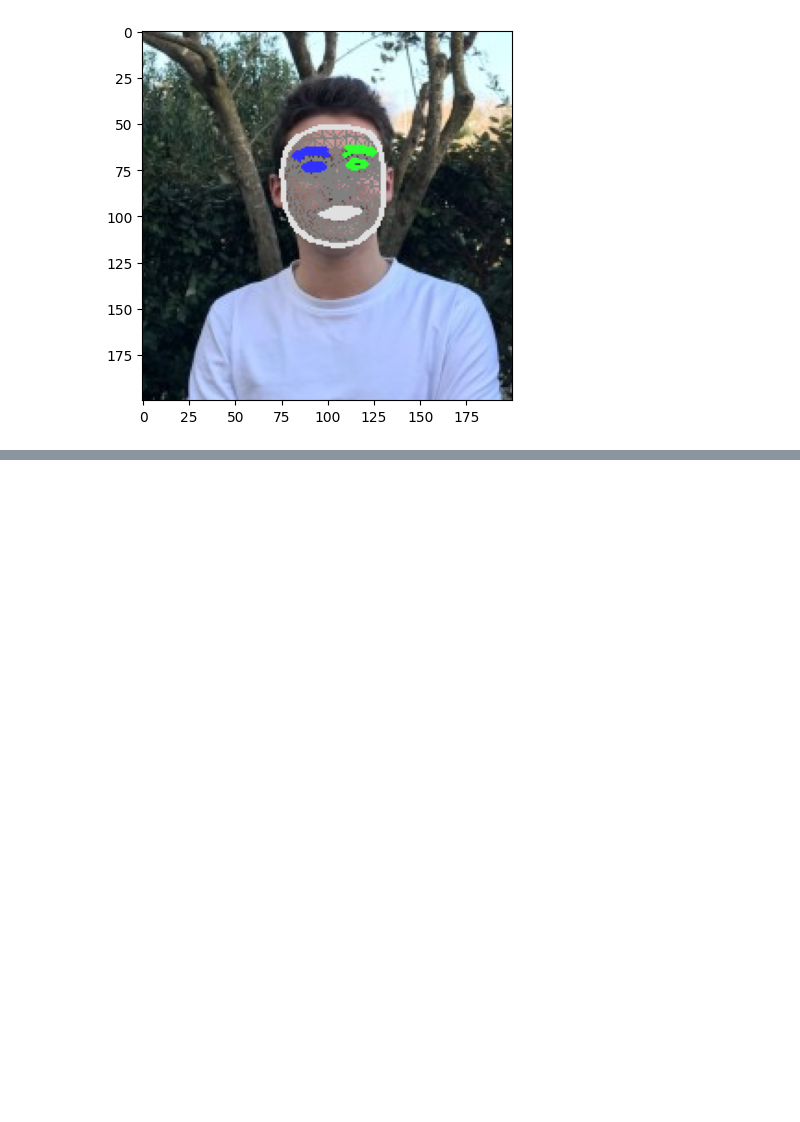
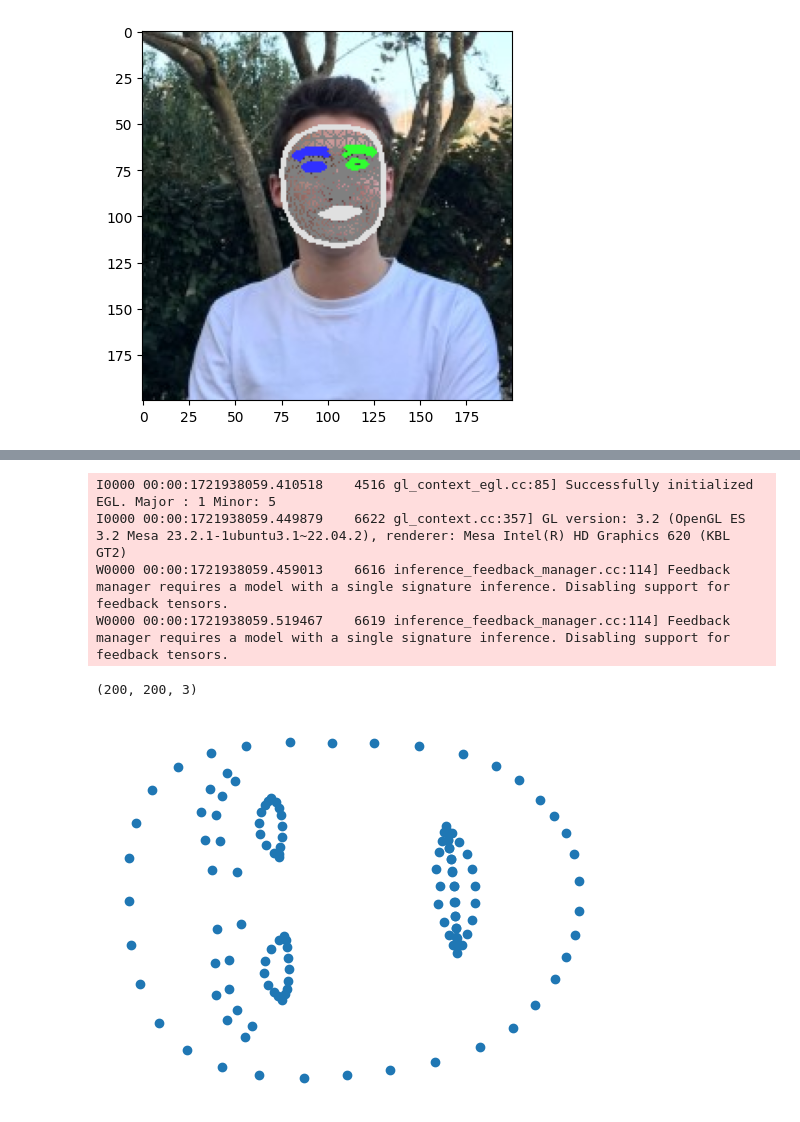
Before and after one commit to pqulgr/seeking-research-internship, a Jupyter notebook: launching_project/project_3.ipynb, the cells around one changed output, grey strips where cells are left out. Drawn from its saved outputs; the diff is of its cells as text; code cells hidden in the pictures; blank space fills up the shorter version.

```diff
--- a/launching_project/project_3.ipynb
+++ b/launching_project/project_3.ipynb
@@ -166,0 +150,51 @@ list(mp.solutions.face_mesh.FACEMESH_CONTOURS)
+# %%
+import cv2
+import matplotlib.pyplot as plt
+from mediapipe import solutions
+import numpy as np
+
+def extract_contours_landmarks(landmarks):
+    """Returns the CONTOURS LANDMARKS"""
+    CONTOURS_INDICES = list(solutions.face_mesh.FACEMESH_CONTOURS)
+    CONTOURS_INDICES = np.unique(CONTOURS_INDICES)
+    contours_landmarks = landmarks[CONTOURS_INDICES]
+    return contours_landmarks
+
+def process_image(image_path):
+    mp_face_mesh = solutions.face_mesh
+    face_mesh = mp_face_mesh.FaceMesh(static_image_mode=True, max_num_faces=1, refine_landmarks=True)
+
+    image = cv2.imread(image_path)
+    print(image.shape)
+    image_rgb = cv2.cvtColor(image, cv2.COLOR_BGR2RGB)
+    results = face_mesh.process(image_rgb)
+
+    if not results.multi_face_landmarks:
+        raise ValueError("Aucun visage détecté dans l'image.")
+
+    landmark_list = [(landmark.x, landmark.y, landmark.z) for landmark in results.multi_face_landmarks[0].landmark]
+    landmark_list_changed = np.array(landmark_list).reshape(len(landmark_list), -1)
+
+    return landmark_list_changed
+
+def plot_contours(contours_landmarks):
+    plt.scatter(contours_landmarks[:, 1], contours_landmarks[:, 0])
+    plt.axis('off')
+    plt.show()
+
+def main(image_path):
+    try:
+        landmarks = process_image(image_path)
+        contours_landmarks = extract_contours_landmarks(landmarks)
+        plot_contours(contours_landmarks)
+    except Exception as e:
+        print(f"Une erreur s'est produite : {e}")
+
+main("photo.jpeg")
+# %% [output]
+I0000 00:00:1721938059.410518    4516 gl_context_egl.cc:85] Successfully initialized EGL. Major : 1 Minor: 5
+I0000 00:00:1721938059.449879    6622 gl_context.cc:357] GL version: 3.2 (OpenGL ES 3.2 Mesa 23.2.1-1ubuntu3.1~22.04.2), renderer: Mesa Intel(R) HD Graphics 620 (KBL GT2)
+W0000 00:00:1721938059.459013    6616 inference_feedback_manager.cc:114] Feedback manager requires a model with a single signature inference. Disabling support for feedback tensors.
+W0000 00:00:1721938059.519467    6619 inference_feedback_manager.cc:114] Feedback manager requires a model with a single signature inference. Disabling support for feedback tensors.
+(200, 200, 3)
+[figure, added]
```
Also changed, not shown: parts of 4 cells of this notebook, 6 other files.
